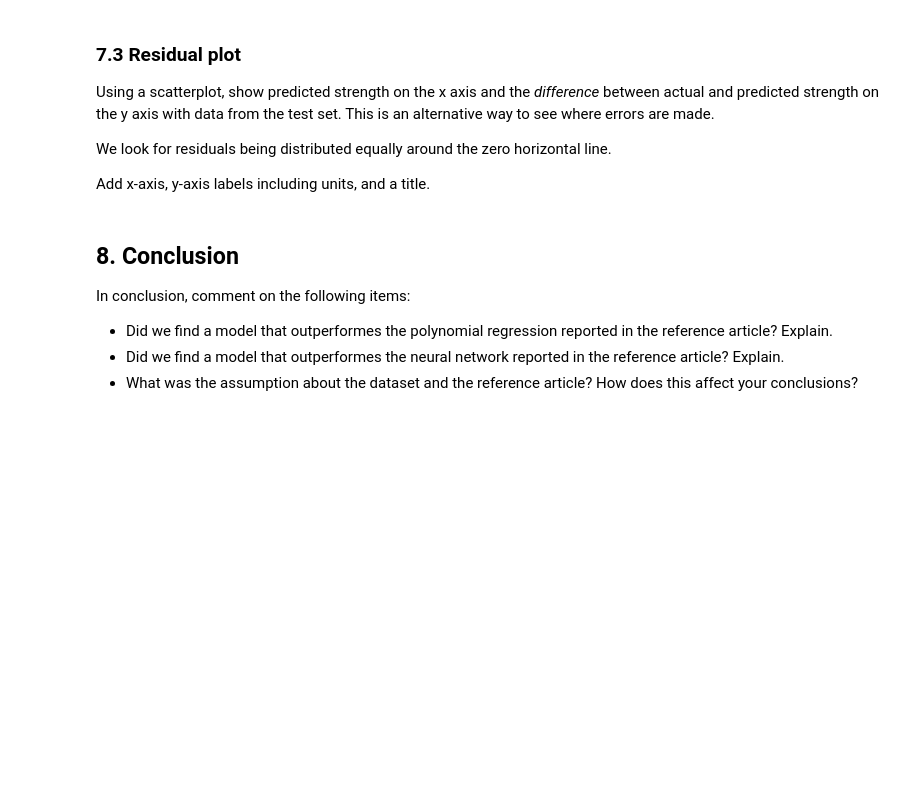
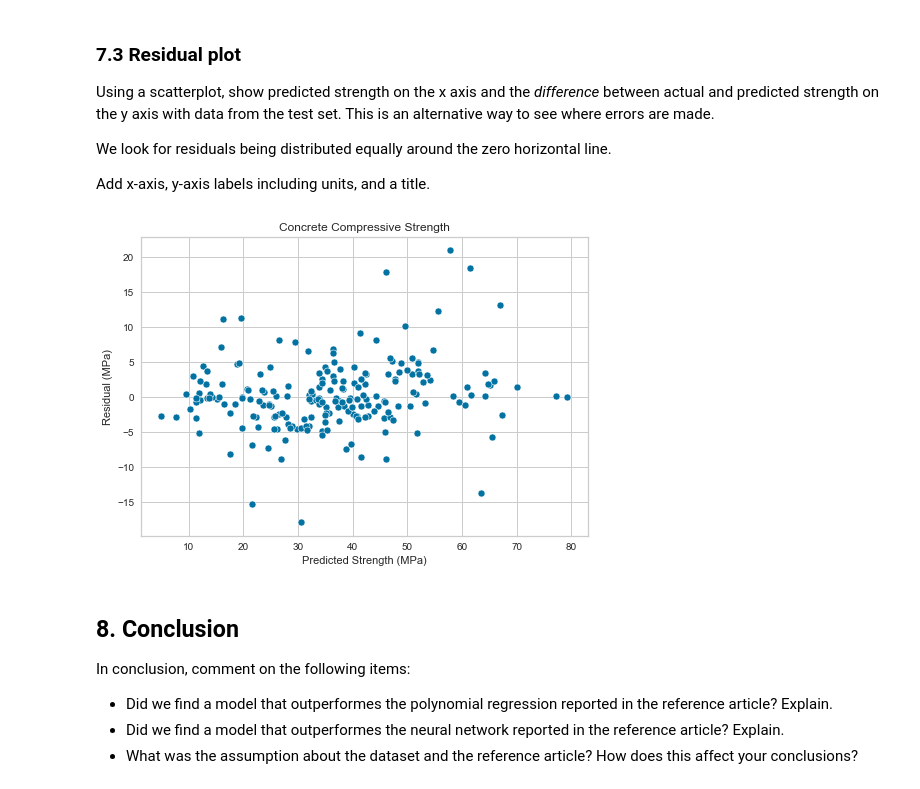
Before and after one commit to meng-ucalgary/ensf-611-assignment-2, a Jupyter notebook: lab2.ipynb, the cells around one changed output. Drawn from its saved outputs; the diff is of its cells as text; code cells hidden in the pictures; blank space fills up the shorter version.

```diff
--- a/lab2.ipynb
+++ b/lab2.ipynb
@@ -329,3 +341,14 @@ Add x-axis, y-axis labels including units, and a title.
+# %%
+sns.scatterplot(x=y_test_predicted, y=y_test-y_test_predicted)
+
+# add the title
+plt.title("Concrete Compressive Strength")
+
+# label the axes
+plt.xlabel('Predicted Strength (MPa)');
+plt.ylabel('Residual (MPa)');
+# %% [output]
+[figure, added]
 # %% [markdown]
 ## 8. Conclusion
 
```
Also changed, not shown: parts of 5 cells of this notebook.
